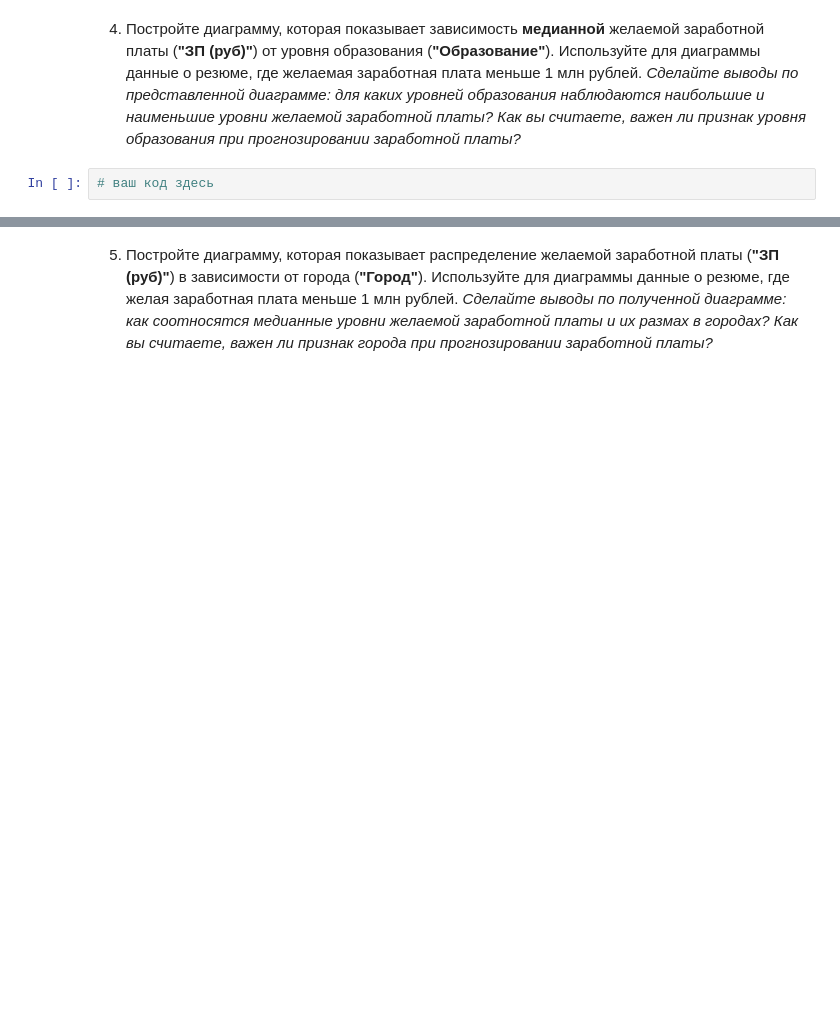
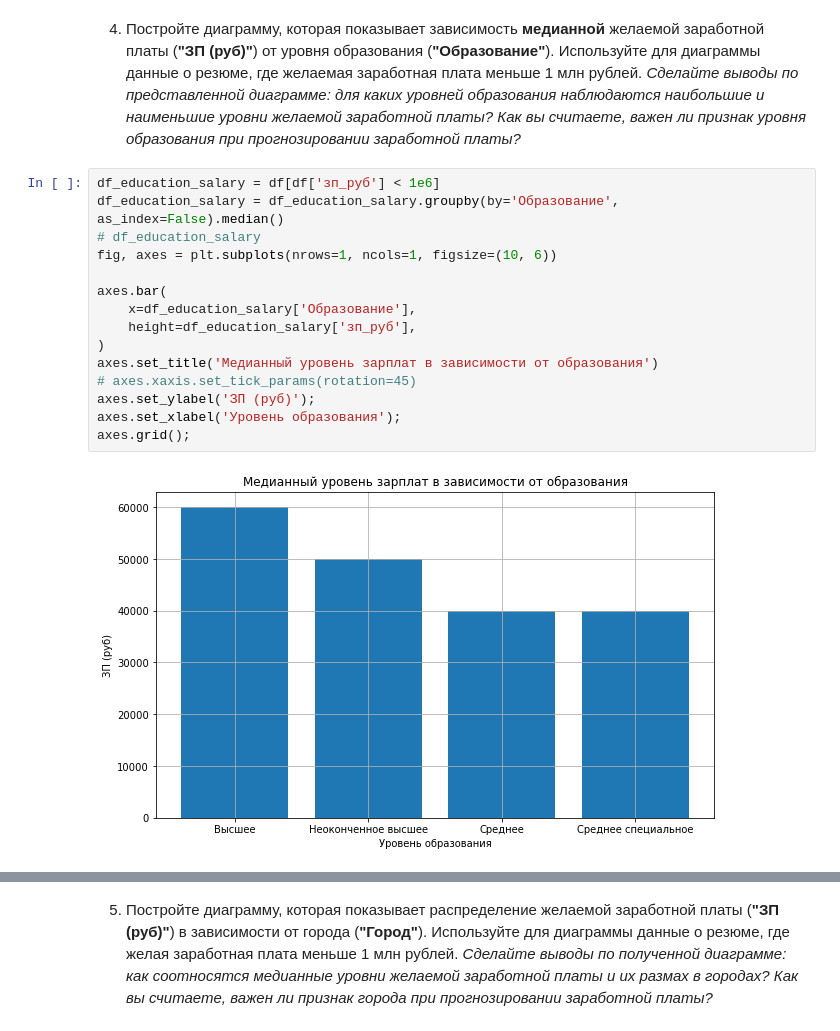
Before and after one commit to AndreiDS63/sf_data_science, a Jupyter notebook: project-1 HH/Ноутбук-шаблон Project 1.ipynb, the cells around one changed output, grey strips where cells are left out. Drawn from its saved outputs; the diff is of its cells as text; blank space fills up the shorter version.

```diff
--- a/project-1 HH/Ноутбук-шаблон Project 1.ipynb
+++ b/project-1 HH/Ноутбук-шаблон Project 1.ipynb
@@ -602,5 +682,20 @@ df = df.drop(['ЗП', 'зарплата_сумма', 'зарплата_валю
 4. Постройте диаграмму, которая показывает зависимость **медианной** желаемой заработной платы (**"ЗП (руб)"**) от уровня образования (**"Образование"**). Используйте для диаграммы данные о резюме, где желаемая заработная плата меньше 1 млн рублей.
 *Сделайте выводы по представленной диаграмме: для каких уровней образования наблюдаются наибольшие и наименьшие уровни желаемой заработной платы? Как вы считаете, важен ли признак уровня образования при прогнозировании заработной платы?*
 # %%
-# ваш код здесь
+df_education_salary = df[df['зп_руб'] < 1e6]
+df_education_salary = df_education_salary.groupby(by='Образование', as_index=False).median()
+# df_education_salary
+fig, axes = plt.subplots(nrows=1, ncols=1, figsize=(10, 6))
+
+axes.bar(
+    x=df_education_salary['Образование'],
+    height=df_education_salary['зп_руб'],
+)
+axes.set_title('Медианный уровень зарплат в зависимости от образования')
+# axes.xaxis.set_tick_params(rotation=45)
+axes.set_ylabel('ЗП (руб)');
+axes.set_xlabel('Уровень образования');
+axes.grid();
+# %% [output]
+[figure, added]
 # %% [markdown]
```
Also changed, not shown: parts of 28 cells of this notebook, 2 other files.
